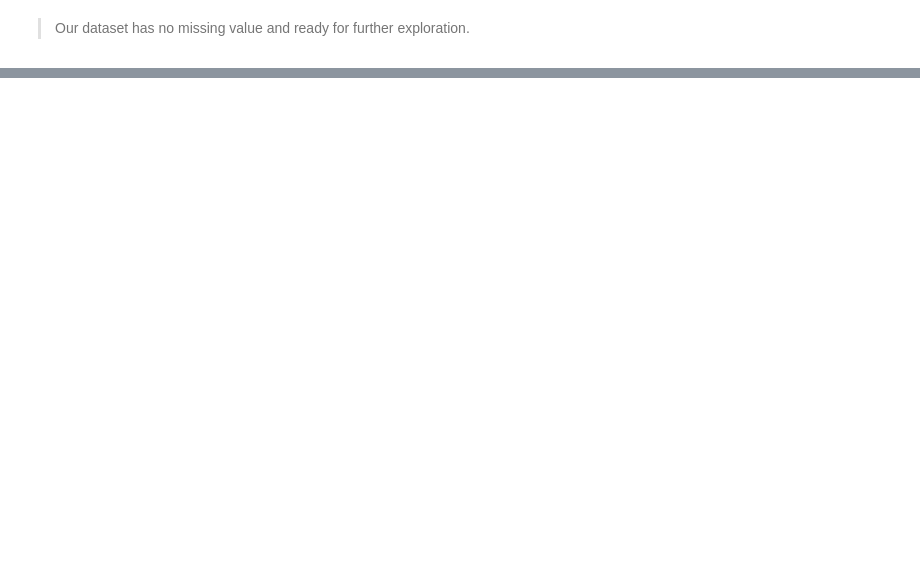
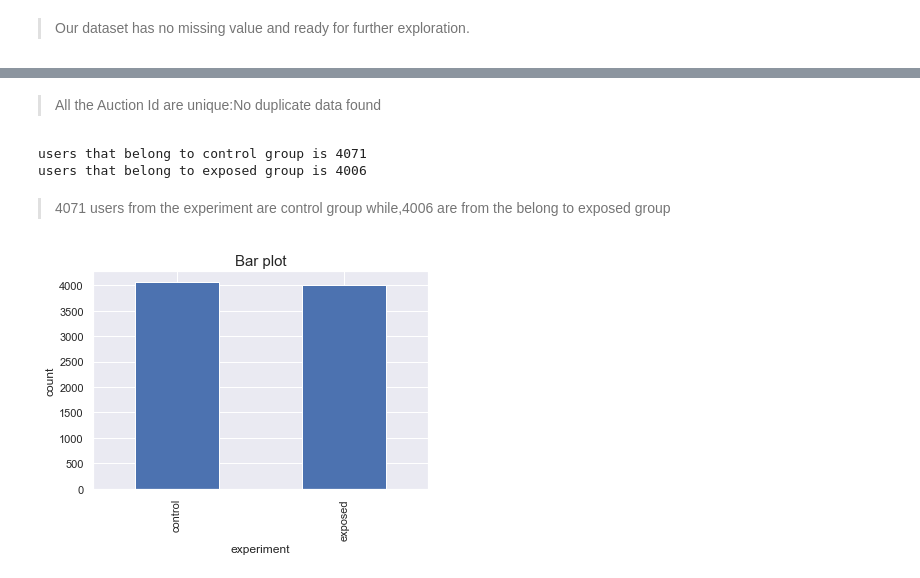
Before and after one commit to sel6/abtest-mlops, a Jupyter notebook: notebooks/data_preparation.ipynb, the cells around one changed output, grey strips where cells are left out. Cells and saved outputs as stored; diff of their text form; code cells hidden in the pictures; blank space fills up the shorter version.

Commit message:
add comparison plots for experiment

```diff
--- a/notebooks/data_preparation.ipynb
+++ b/notebooks/data_preparation.ipynb
@@ -117,0 +102,2 @@ users that belong to exposed group is 4006
+# %% [markdown]
+>All the Auction Id are unique:No duplicate data found
@@ -117,0 +107,20 @@ users that belong to exposed group is 4006
+# %%
+aggregat_contorl = df.groupby('experiment').agg({'auction_id': 'count'})['auction_id']['control']
+aggregat_exposed  = df.groupby('experiment').agg({'auction_id': 'count'})['auction_id']['exposed']
+
+print(f"users that belong to control group is {aggregat_contorl}")
+print(f"users that belong to exposed group is {aggregat_exposed}")
+# %% [output]
+users that belong to control group is 4071
+users that belong to exposed group is 4006
+# %% [markdown]
+>4071 users from the experiment are control group while,4006 are from the belong to exposed group
+# %%
+#Visualizing experiment using barplot
+sns.set()
+df['experiment'].value_counts().plot(kind='bar')
+plt.title('Bar plot',fontsize=15)
+plt.xlabel('experiment',fontsize=12),plt.ylabel('count',fontsize=12)
+plt.show()
+# %% [output]
+[figure, added]
```
Also changed, not shown: parts of 16 cells of this notebook.
